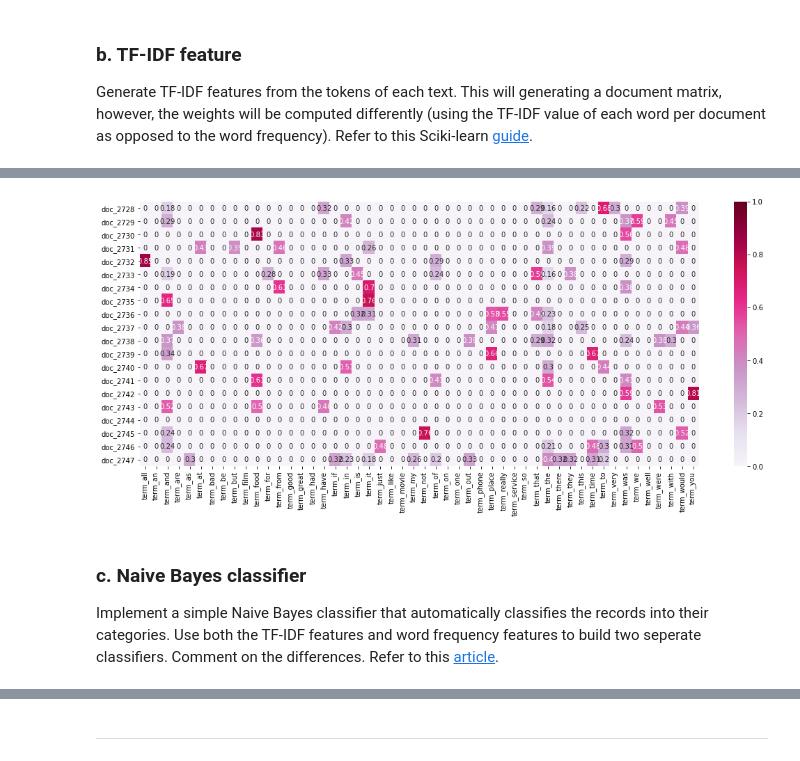
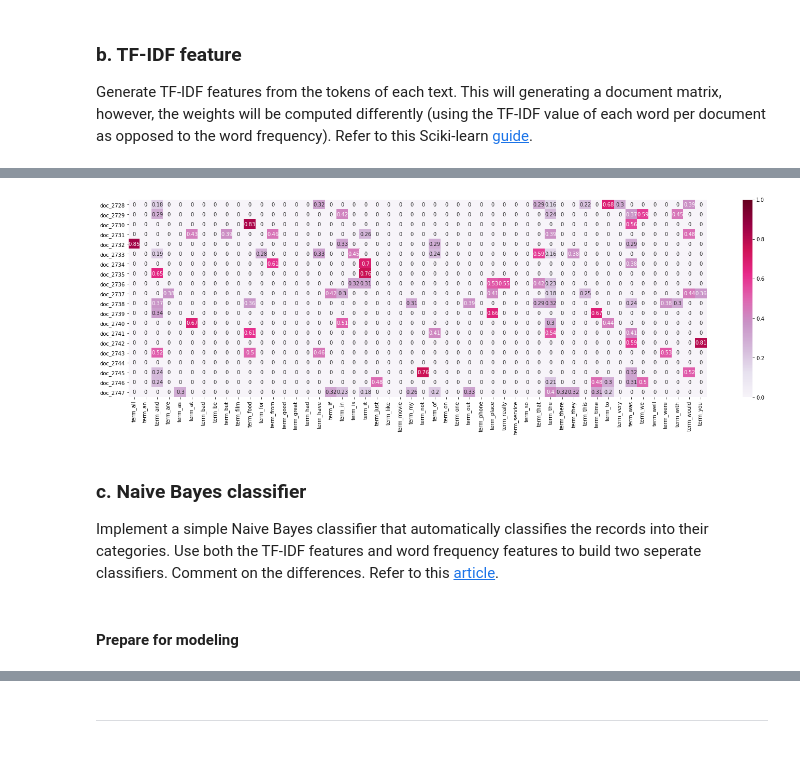
Before and after one commit to chinyakao/DM2021-Lab1-Homework, a Jupyter notebook: DM2021-Lab1-Homework.ipynb, the cells around one changed output, grey strips where cells are left out. Saved outputs shown, nothing was run; the diff lists cells and outputs as text; code cells hidden in the pictures.

```diff
--- a/DM2021-Lab1-Homework.ipynb
+++ b/DM2021-Lab1-Homework.ipynb
@@ -921,21 +933,23 @@ Generate TF-IDF features from the tokens of each text. This will generating a do
 # %%
 # Let's try TF-IDF feature to see the last 20 sentences with top 50 high frequency words
 from sklearn.feature_extraction.text import TfidfVectorizer
 
 count_vect_tfidf = TfidfVectorizer(max_features=50)
 Y_counts_tfidf = count_vect_tfidf.fit_transform(Y.sentence)
 
 # define the xyz of the heat map
 plot_x = ["term_"+str(i) for i in count_vect_tfidf.get_feature_names()[0:50]]   # top 50 words
-plot_y = ["doc_"+ str(i) for i in list(Y.index)[-20:]]                    # last 20 sentences
+plot_y = ["doc_"+ str(i) for i in list(Y.index)[-20:]]                          # last 20 sentences
 plot_z = Y_counts_tfidf[-20:, 0:50].toarray()
 
 # draw the heat map
 df_todraw = pd.DataFrame(plot_z, columns = plot_x, index = plot_y)
-plt.subplots(figsize=(18, 7))
+plt.subplots(figsize=(25, 7))
 ax = sns.heatmap(df_todraw, cmap="PuRd", vmin=0, vmax=1, annot=True)
 # %% [output]
-[figure, old version]
+[figure, new version]
 # %% [markdown]
 ### c. Naive Bayes classifier
 Implement a simple Naive Bayes classifier that automatically classifies the records into their categories. Use both the TF-IDF features and word frequency features to build two seperate classifiers. Comment on the differences. Refer to this [article](https://hub.packtpub.com/implementing-3-naive-bayes-classifiers-in-scikit-learn/).
+# %% [markdown]
+#### Prepare for modeling
```
Also changed, not shown: parts of 27 cells of this notebook.
